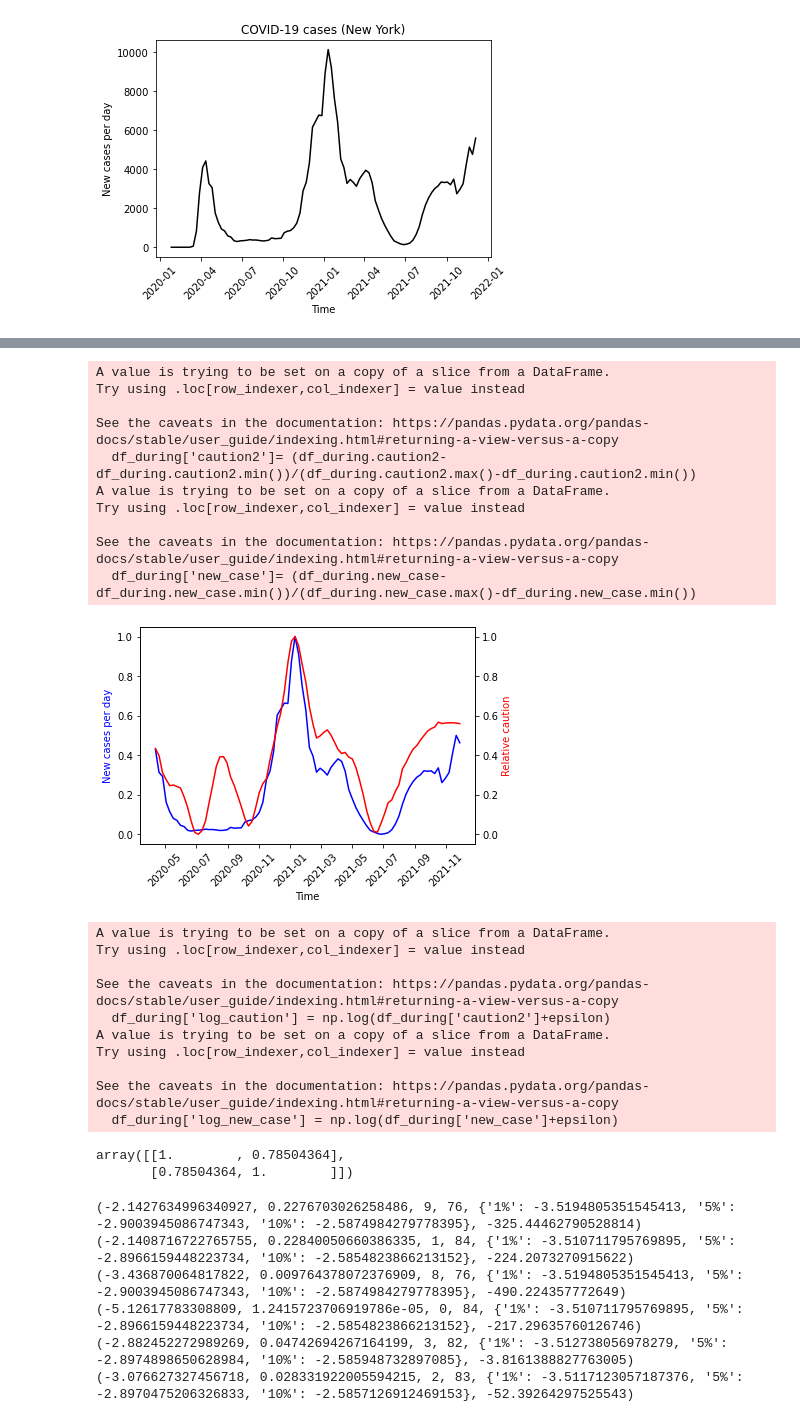
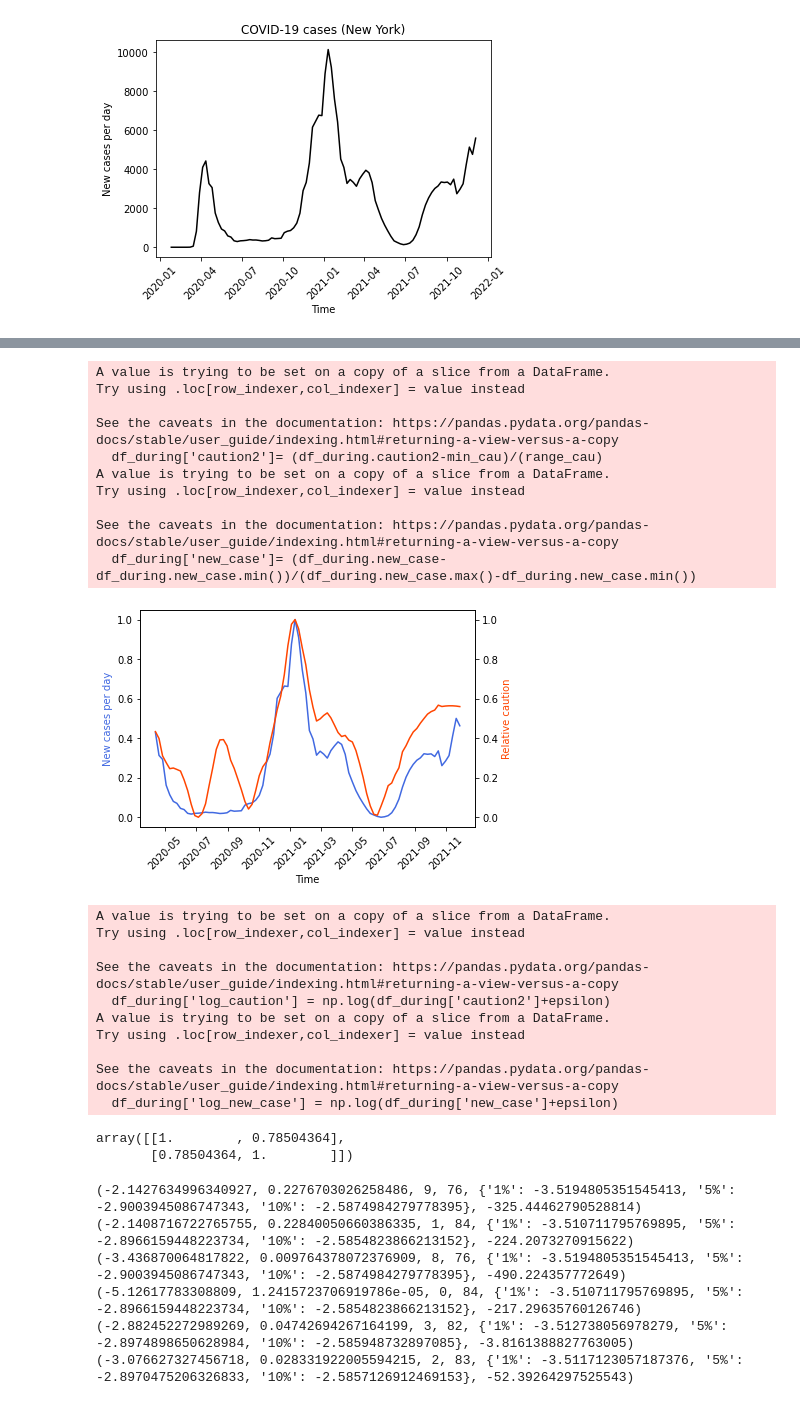
Before and after one commit to xpliu16/COVID_prediction, a Jupyter notebook: Time_series_prediction.ipynb, the cells around one changed output, grey strips where cells are left out. Saved outputs shown, nothing was run; the diff lists cells and outputs as text; code cells hidden in the pictures.

```diff
--- a/Time_series_prediction.ipynb
+++ b/Time_series_prediction.ipynb
@@ -208,38 +209,40 @@ See the caveats in the documentation: https://pandas.pydata.org/pandas-docs/stab
 # %%
 # Max-min normalize
-df_during['caution2']= (df_during.caution2-df_during.caution2.min())/(df_during.caution2.max()-df_during.caution2.min())
+min_cau = np.min(df_during.caution2)
+range_cau = np.max(df_during.caution2)-np.min(df_during.caution2)
+df_during['caution2']= (df_during.caution2-min_cau)/(range_cau)
 df_during['new_case']= (df_during.new_case-df_during.new_case.min())/(df_during.new_case.max()-df_during.new_case.min())
 
 fig,ax = plt.subplots()
-ax.plot(df_during.new_case,color='blue')
-ax.set_ylabel('New cases per day',color='blue')
+ax.plot(df_during.new_case,color='royalblue')
+ax.set_ylabel('New cases per day',color='royalblue')
 ax.set_xlabel('Time')
 plt.xticks(rotation=45)
 #ax.plot(df_during.new_case.diff(),color='black')
 
 ax2 = ax.twinx()
-ax2.plot(df_during.caution2,color='red')
-ax2.set_ylabel('Relative caution',color='red')
+ax2.plot(df_during.caution2,color='orangered')
+ax2.set_ylabel('Relative caution',color='orangered')
 
 plt.show()
 
 epsilon = 0.01  # Prevent -inf
 df_during['log_caution'] = np.log(df_during['caution2']+epsilon)
 df_during['log_new_case'] = np.log(df_during['new_case']+epsilon)
 
 np.corrcoef(df_during.log_caution, df_during.log_new_case)
 # %% [output]
 A value is trying to be set on a copy of a slice from a DataFrame.
 Try using .loc[row_indexer,col_indexer] = value instead
 
 See the caveats in the documentation: https://pandas.pydata.org/pandas-docs/stable/user_guide/indexing.html#returning-a-view-versus-a-copy
-  df_during['caution2']= (df_during.caution2-df_during.caution2.min())/(df_during.caution2.max()-df_during.caution2.min())
+  df_during['caution2']= (df_during.caution2-min_cau)/(range_cau)
 A value is trying to be set on a copy of a slice from a DataFrame.
 Try using .loc[row_indexer,col_indexer] = value instead
 
 See the caveats in the documentation: https://pandas.pydata.org/pandas-docs/stable/user_guide/indexing.html#returning-a-view-versus-a-copy
   df_during['new_case']= (df_during.new_case-df_during.new_case.min())/(df_during.new_case.max()-df_during.new_case.min())
-[figure, old version]
+[figure, new version]
 A value is trying to be set on a copy of a slice from a DataFrame.
 Try using .loc[row_indexer,col_indexer] = value instead
 
```
Also changed, not shown: parts of 42 cells of this notebook, 1 other file.
